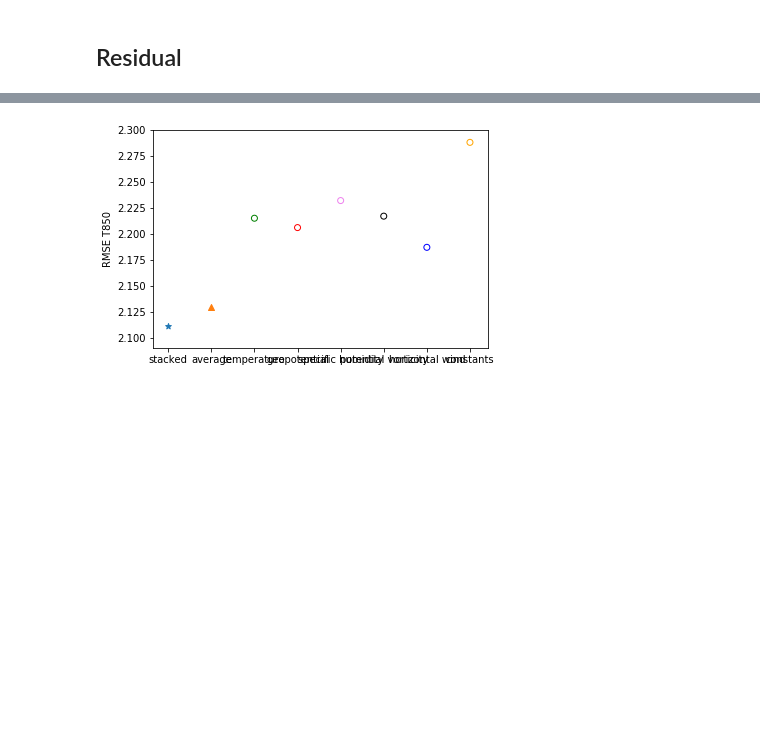
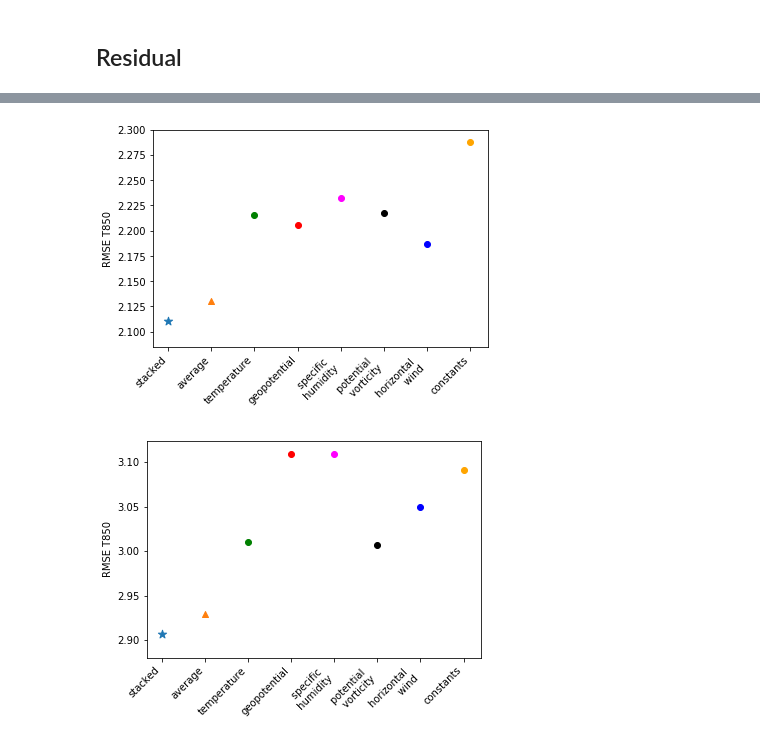
Before and after one commit to mc4117/ResNet_Weather, a Jupyter notebook: neural_notebooks/categorical/results_summary.ipynb, the cells around one changed output, grey strips where cells are left out. Cells and saved outputs as stored; diff of their text form; code cells hidden in the pictures; blank space fills up the shorter version.

```diff
--- a/neural_notebooks/categorical/results_summary.ipynb
+++ b/neural_notebooks/categorical/results_summary.ipynb
@@ -105,14 +126,31 @@ plt.show()
 # %%
-# 25 blocks
-plt.scatter('stacked', [2.111], marker = '*')
+import pylab as plt
+
+# 25 blocks - 3 day t850
+plt.scatter('stacked', [2.110595], s = 75, marker = '*')
 plt.scatter('average', [2.130], marker = '^')
-plt.scatter('temperature', [2.215], facecolors='none', edgecolor = 'green')
-plt.scatter('geopotential', [2.206], facecolors='none', edgecolor = 'red')
-plt.scatter('specific humidity', [2.232], facecolors='none', edgecolor = 'violet')
-plt.scatter('potential vorticity', [2.217], facecolors='none', edgecolor = 'black')
-plt.scatter('horizontal wind', [2.187], facecolors='none', edgecolor = 'blue')
-plt.scatter('constants', [2.288], facecolors='none', edgecolor = 'orange')
+plt.scatter('temperature', [2.215], color = 'green')
+plt.scatter('geopotential', [2.206],  color = 'red')
+plt.scatter('specific \n humidity', [2.232], color = 'magenta')
+plt.scatter('potential \n vorticity', [2.217], color = 'black')
+plt.scatter('horizontal \n wind', [2.187],  color = 'blue')
+plt.scatter('constants', [2.288], color = 'orange')
 plt.ylabel("RMSE T850")
+plt.xticks(rotation=45, ha="right")
 plt.show()
+
+# 25 blocks - 5 day t850
+plt.scatter('stacked', [2.907], s = 75, marker = '*')
+plt.scatter('average', [2.929], marker = '^')
+plt.scatter('temperature', [3.011], color = 'green')
+plt.scatter('geopotential', [3.110],  color = 'red')
+plt.scatter('specific \n humidity', [3.110], color = 'magenta')
+plt.scatter('potential \n vorticity', [3.007], color = 'black')
+plt.scatter('horizontal \n wind', [3.050],  color = 'blue')
+plt.scatter('constants', [3.092], color = 'orange')
+plt.ylabel("RMSE T850")
+plt.xticks(rotation=45, ha="right")
+plt.show()
 # %% [output]
-[figure, old version]
+[figure, new version]
+[figure, added]
```
Also changed, not shown: parts of 8 cells of this notebook, 22 other files.
